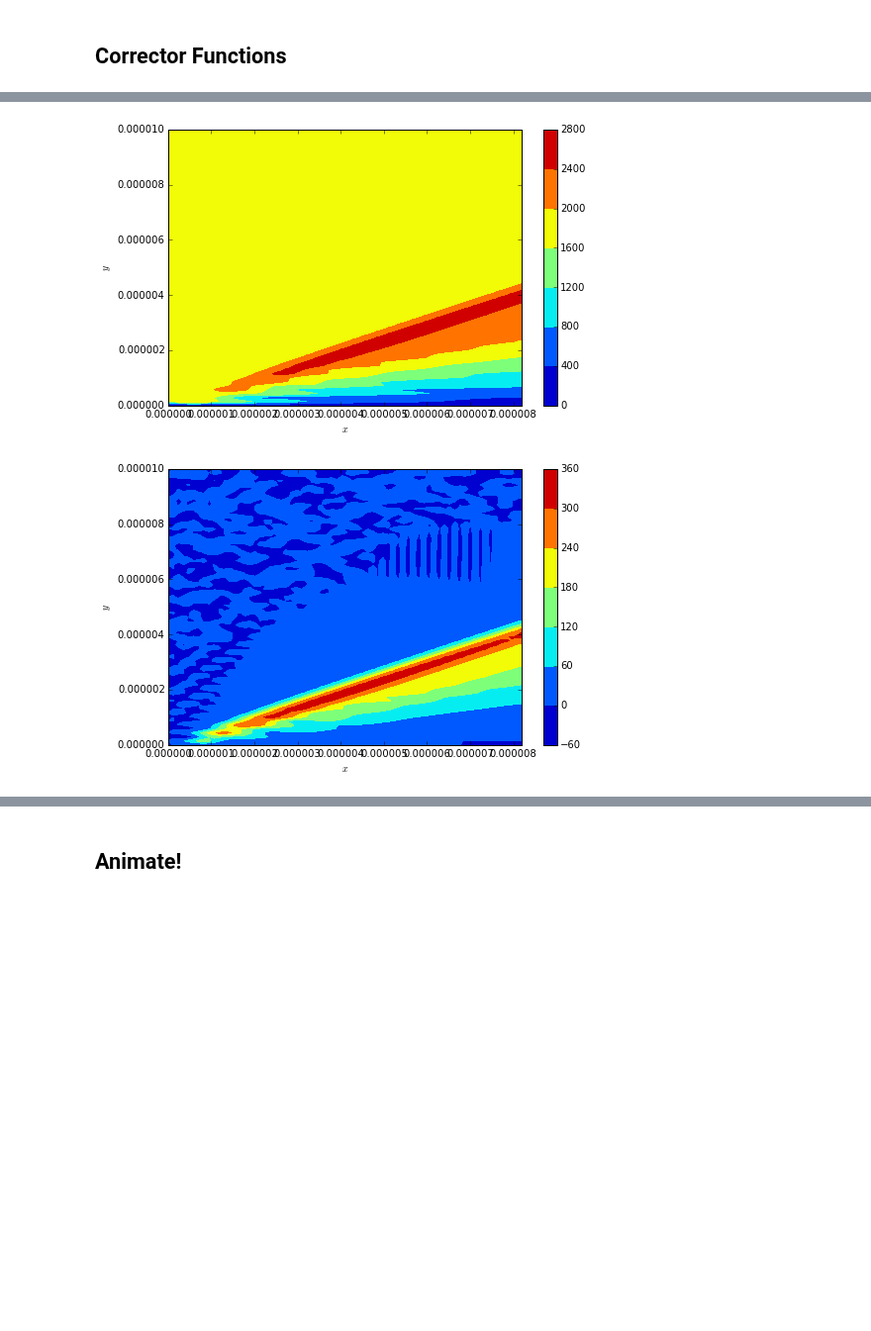
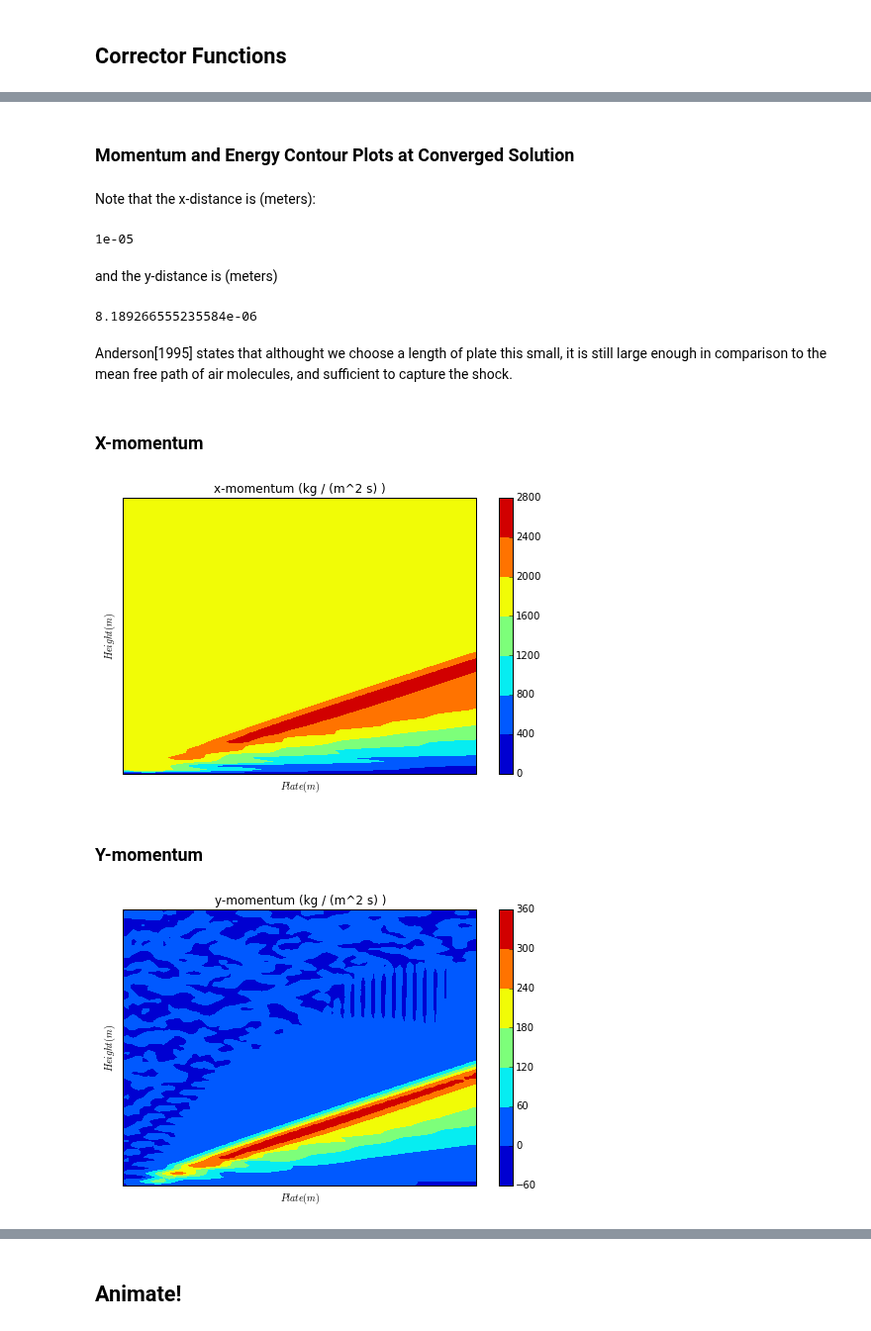
Before and after one commit to numerical-mooc/assignment-bank-2015, a Jupyter notebook: lgmartinez1/project_11_22.ipynb, the cells around one changed output, grey strips where cells are left out. Shown at 99% size. Drawn from its saved outputs; the diff is of its cells as text; code cells hidden in the pictures; blank space fills up the shorter version.

```diff
--- a/lgmartinez1/project_11_22.ipynb
+++ b/lgmartinez1/project_11_22.ipynb
@@ -607,8 +635,28 @@ pyplot.plot(x, Pf[:,0]/P_inf );
+# %% [markdown]
+### Momentum and Energy Contour Plots at Converged Solution
+# %% [markdown]
+Note that the x-distance is (meters):
+# %%
+L
+# %% [output]
+1e-05
+# %% [markdown]
+and the y-distance is (meters)
+# %%
+Y
+# %% [output]
+8.189266555235584e-06
+# %% [markdown]
+Anderson[1995] states that althought we choose a length of plate this small, it is still large enough in comparison to the mean free path of air molecules, and sufficient to capture the shock.
+# %% [markdown]
+### X-momentum
 # %%
 pyplot.figure(figsize=(8,5))
 pyplot.contourf(my,mx,US[-1,1,:,:])
-pyplot.xlabel('$x$')
-pyplot.ylabel('$y$')
-pyplot.colorbar();
+pyplot.xticks([]), pyplot.yticks([])
+pyplot.xlabel('$Plate (m)$')
+pyplot.ylabel('$Height (m)$')
+pyplot.colorbar()
+pyplot.title('x-momentum (kg / (m^2 s) )');
 # %% [output]
-[figure, old version]
+[figure, new version]
@@ -617,8 +663,12 @@ pyplot.colorbar();
+# %% [markdown]
+### Y-momentum
 # %%
 pyplot.figure(figsize=(8,5))
 pyplot.contourf(my,mx,US[-1,2,:,:])
-pyplot.xlabel('$x$')
-pyplot.ylabel('$y$')
-pyplot.colorbar();
+pyplot.xticks([]), pyplot.yticks([])
+pyplot.xlabel('$Plate (m)$')
+pyplot.ylabel('$Height (m)$')
+pyplot.colorbar()
+pyplot.title('y-momentum (kg / (m^2 s) )');
 # %% [output]
-[figure, old version]
+[figure, new version]
```
Also changed, not shown: parts of 43 cells of this notebook.
